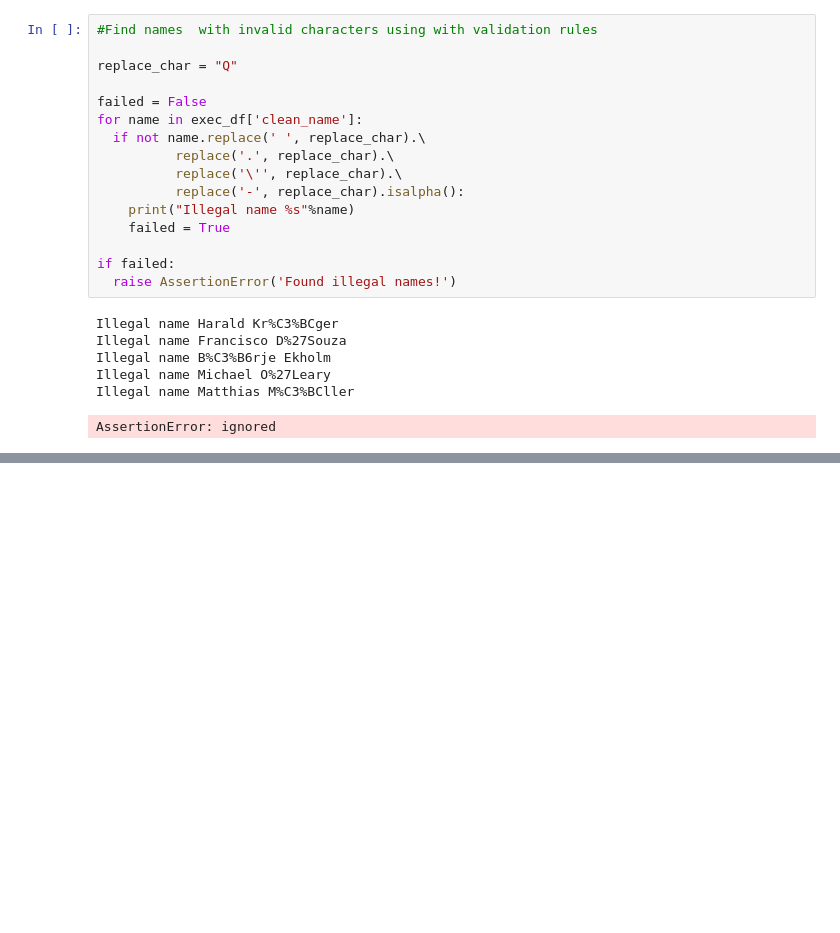
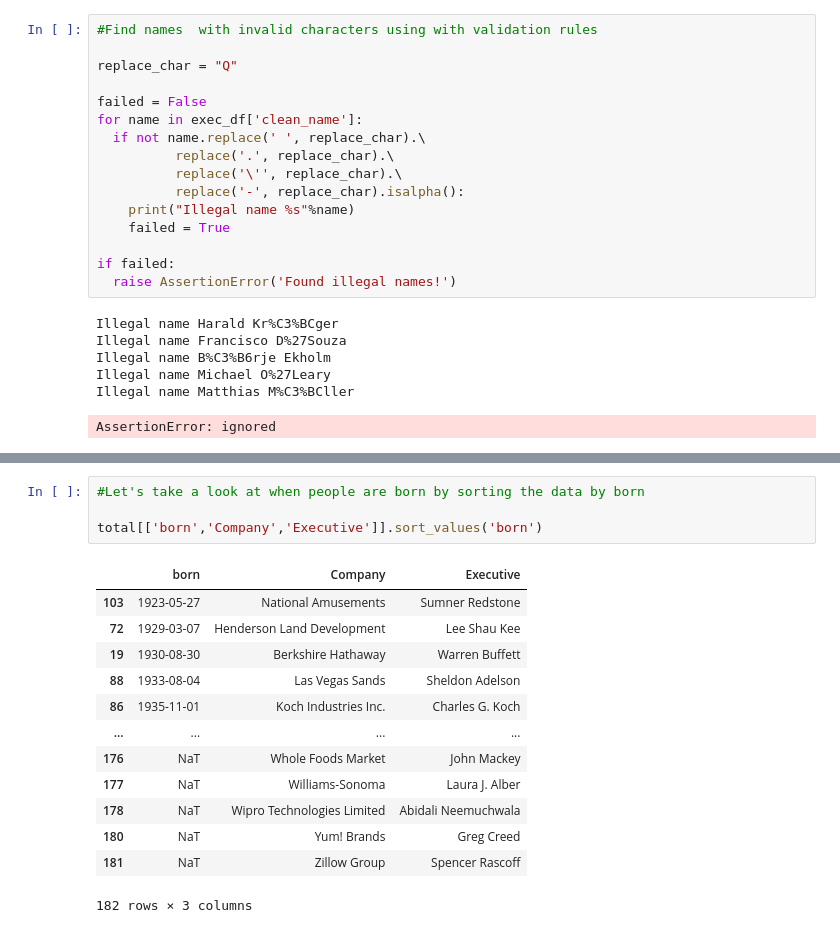
Before and after one commit to PazSheimy/GoogleColab-DataScience, a Jupyter notebook: DataWrangling.ipynb, the cells around one changed output, grey strips where cells are left out. Saved outputs shown, nothing was run; the diff lists cells and outputs as text; blank space fills up the shorter version.

```diff
--- a/DataWrangling.ipynb
+++ b/DataWrangling.ipynb
@@ -437,0 +530,18 @@ AssertionError: ignored
+# %%
+#Let's take a look at when people are born by sorting the data by born
+
+total[['born','Company','Executive']].sort_values('born')
+# %% [output]
+|  | born | Company | Executive |
+| 103 | 1923-05-27 | National Amusements | Sumner Redstone |
+| 72 | 1929-03-07 | Henderson Land Development | Lee Shau Kee |
+| 19 | 1930-08-30 | Berkshire Hathaway | Warren Buffett |
+| 88 | 1933-08-04 | Las Vegas Sands | Sheldon Adelson |
+| 86 | 1935-11-01 | Koch Industries Inc. | Charles G. Koch |
+| ... | ... | ... | ... |
+| 176 | NaT | Whole Foods Market | John Mackey |
+| 177 | NaT | Williams-Sonoma | Laura J. Alber |
+| 178 | NaT | Wipro Technologies Limited | Abidali Neemuchwala |
+| 180 | NaT | Yum! Brands | Greg Creed |
+| 181 | NaT | Zillow Group | Spencer Rascoff |
+182 rows × 3 columns
```
Also changed, not shown: parts of 11 cells of this notebook.
